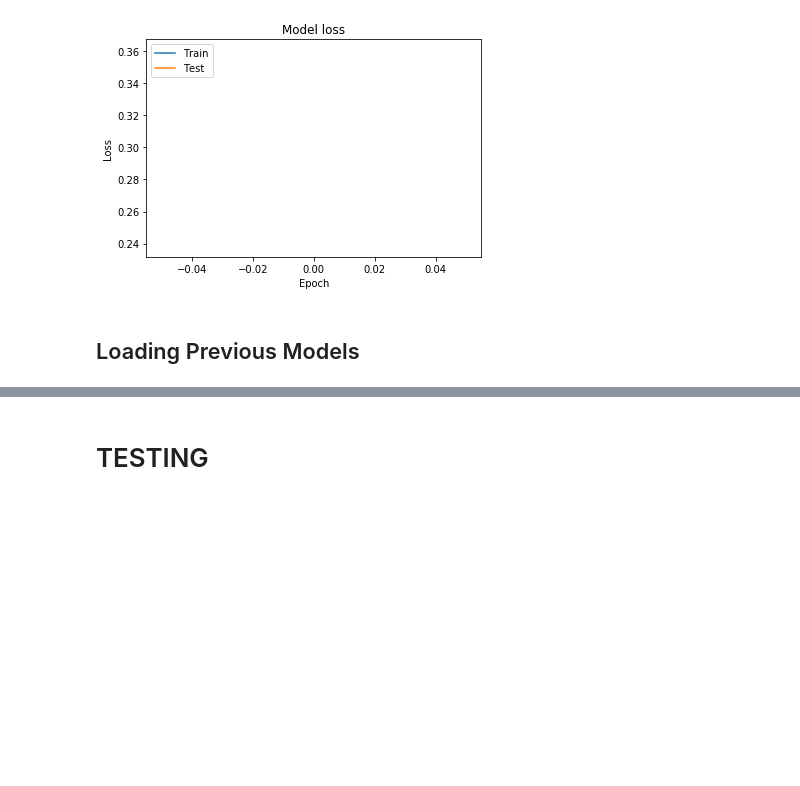
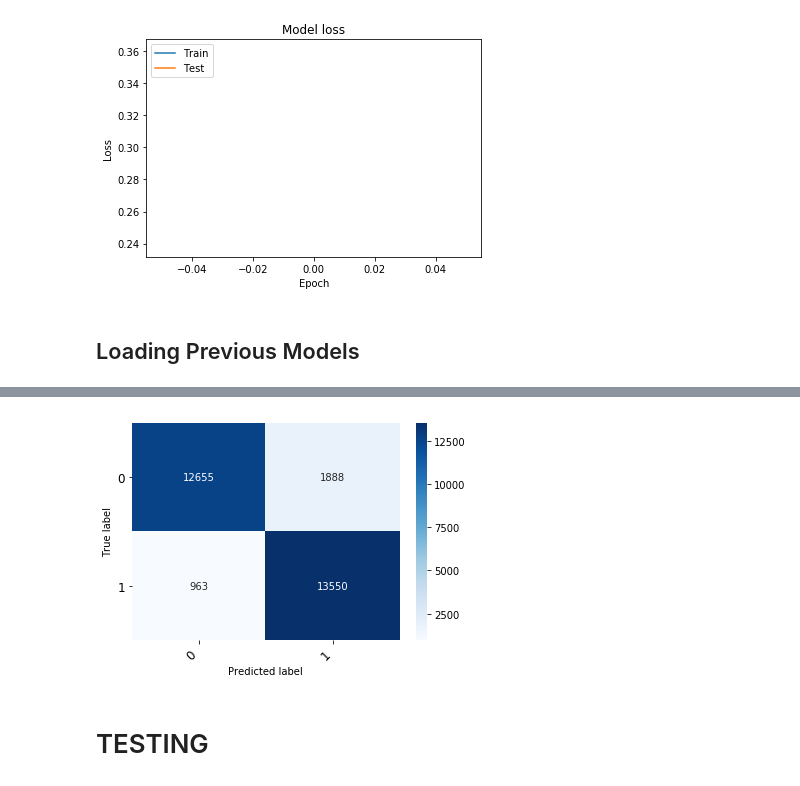
Before and after one commit to RumTumTum/capstone, a Jupyter notebook: basic_cnn_v3.ipynb, the cells around one changed output, grey strips where cells are left out. Drawn from its saved outputs; the diff is of its cells as text; code cells hidden in the pictures; blank space fills up the shorter version.

```diff
--- a/basic_cnn_v3.ipynb
+++ b/basic_cnn_v3.ipynb
@@ -288,0 +292,4 @@ _, loaded_model = file_saving.load_model(records_output = True, model_output = T
+# %%
+model_support.get_confusion_matrix(valid_data['any'],y_pred)
+# %% [output]
+[figure, added]
```
Also changed, not shown: parts of 7 cells of this notebook.
